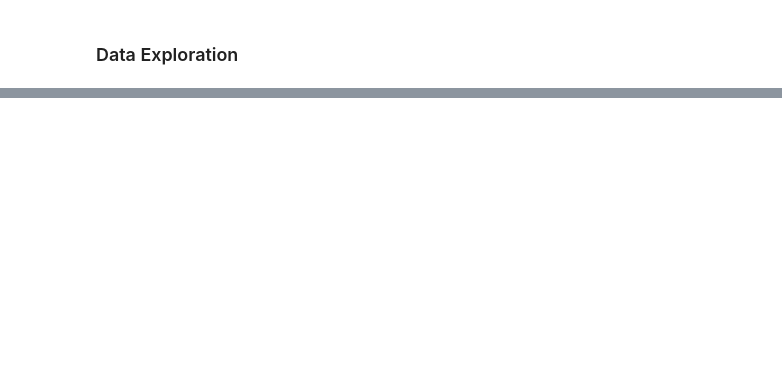
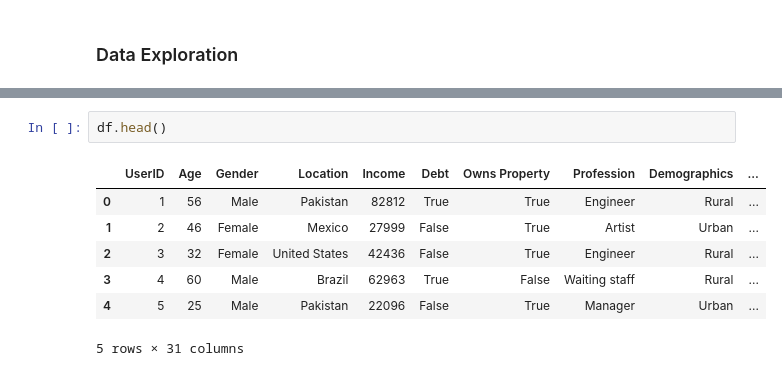
Before and after one commit to cchan083/Social-Media, a Jupyter notebook: analysis.ipynb, the cells around one changed output, grey strips where cells are left out. Drawn from its saved outputs; the diff is of its cells as text; blank space fills up the shorter version.

```diff
--- a/analysis.ipynb
+++ b/analysis.ipynb
@@ -134,0 +51,10 @@ np.float64(4.241265227984686)
+# %%
+df.head()
+# %% [output]
+|  | UserID | Age | Gender | Location | Income | Debt | Owns Property | Profession | Demographics | ... |
+| 0 | 1 | 56 | Male | Pakistan | 82812 | True | True | Engineer | Rural | ... |
+| 1 | 2 | 46 | Female | Mexico | 27999 | False | True | Artist | Urban | ... |
+| 2 | 3 | 32 | Female | United States | 42436 | False | True | Engineer | Rural | ... |
+| 3 | 4 | 60 | Male | Brazil | 62963 | True | False | Waiting staff | Rural | ... |
+| 4 | 5 | 25 | Male | Pakistan | 22096 | False | True | Manager | Urban | ... |
+5 rows × 31 columns
```
Also changed, not shown: parts of 21 cells of this notebook, 1 other file.
